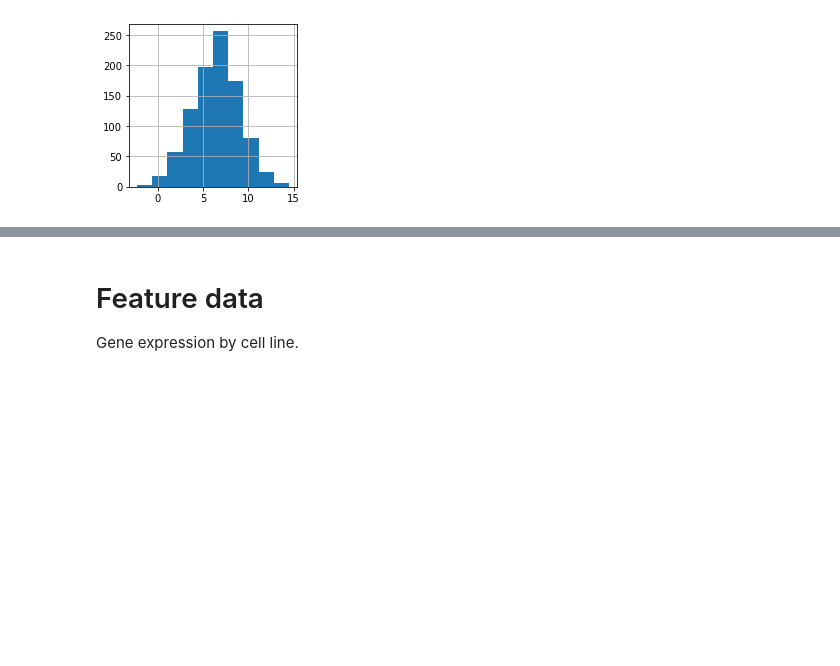
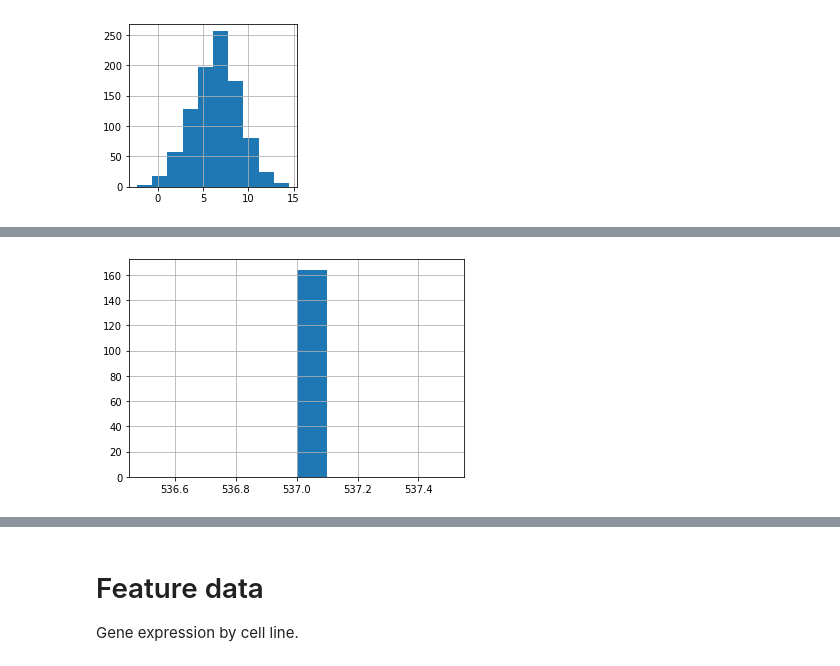
Before and after one commit to dykstrajustin/StartML, a Jupyter notebook: data_prep.ipynb, the cells around one changed output, grey strips where cells are left out. Cells and saved outputs as stored; diff of their text form; code cells hidden in the pictures; blank space fills up the shorter version.

```diff
--- a/data_prep.ipynb
+++ b/data_prep.ipynb
@@ -109,0 +148,4 @@ gdsc_df_log2[at_least_500].to_hdf('gdsc_log2_ic50.h5', key='df', mode='w')
+# %%
+gdsc_df_log2.loc[in_cl].count().hist();
+# %% [output]
+[figure, added]
```
Also changed, not shown: parts of 42 cells of this notebook.
